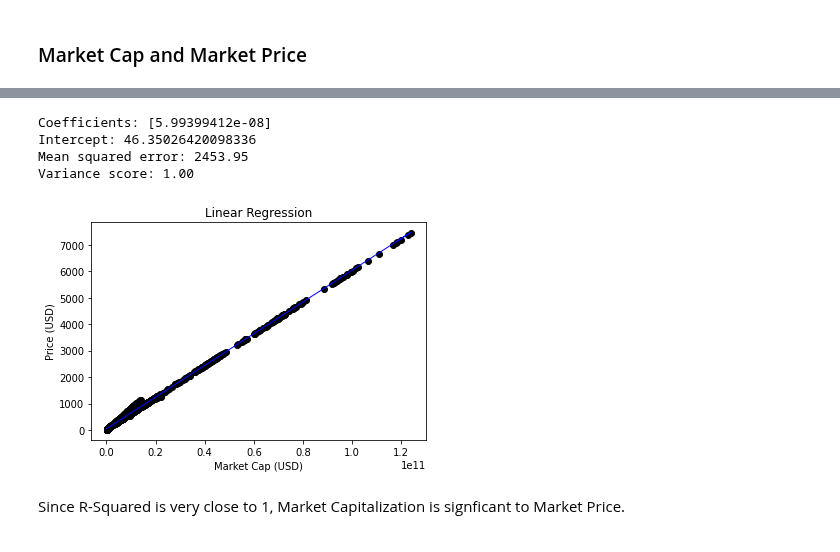
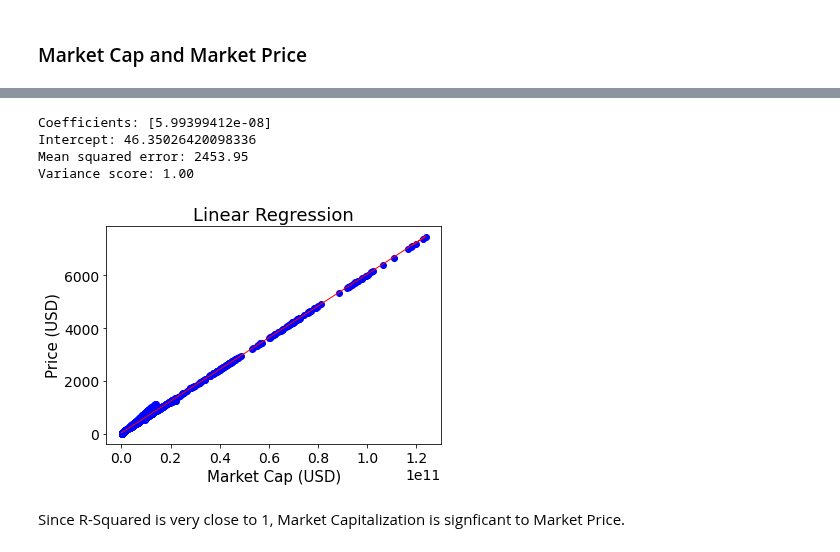
Before and after one commit to alvaroserrrano/BitcoinLinearRegression, a Jupyter notebook: bitcoin_linear_regression.ipynb, the cells around one changed output, grey strips where cells are left out. Drawn from its saved outputs; the diff is of its cells as text; code cells hidden in the pictures.

```diff
--- a/bitcoin_linear_regression.ipynb
+++ b/bitcoin_linear_regression.ipynb
@@ -151,2 +150,14 @@ plt.show()
 # %% [markdown]
 ### Market Cap and Market Price
+# %%
+# Plot btc_market_cap vs btc_market_price with a scatter plot
+plt.plot(BTC_data2["btc_market_cap"], BTC_data2["btc_market_price"])
+# Market Cap vs Price
+plt.title("Bitcoin Market Cap vs Price")
+plt.xlabel("Market Cap (USD)")
+plt.ylabel("Price (USD)")
+plt.rc('font', size=14)
+plt.rc('figure', titlesize=18)
+plt.rc('axes', labelsize=15)
+plt.rc('axes', titlesize=18)
+plt.show()
@@ -153,34 +166,38 @@ plt.show()
 # %%
 # Create a linear regression object
 fit1 = linear_model.LinearRegression(fit_intercept=True, copy_X=True, n_jobs=1)
 # Train the model using the training sets
 fit1.fit(BTC_data2[["btc_market_cap"]], BTC_data2["btc_market_price"])
 # Make predictions using the testing set
 predictions = fit1.predict(BTC_data2[["btc_market_cap"]])
 # Residuals
 residuals = BTC_data2["btc_market_price"] - predictions
 # The coefficients
 print(f'Coefficients: {fit1.coef_}')
 # Intercept
 print(f'Intercept: {fit1.intercept_}')
 # The mean squared error
 print("Mean squared error: %.2f"
 	  % np.mean((predictions - BTC_data2["btc_market_price"]) ** 2))
 # Explained variance score: 1 is perfect prediction
 print('Variance score: %.2f' % fit1.score(BTC_data2[["btc_market_cap"]], BTC_data2["btc_market_price"]))
 # Plot outputs
-plt.scatter(BTC_data2["btc_market_cap"], BTC_data2["btc_market_price"],  color='black')
-plt.plot(BTC_data2["btc_market_cap"], predictions, color='blue', linewidth=1)
+plt.scatter(BTC_data2["btc_market_cap"], BTC_data2["btc_market_price"],  color='blue')
+plt.plot(BTC_data2["btc_market_cap"], predictions, color='red', linewidth=1)
 plt.title('Linear Regression')
 plt.xlabel('Market Cap (USD)')
 plt.ylabel('Price (USD)')
+plt.rc('font', size=14)
+plt.rc('figure', titlesize=18)
+plt.rc('axes', labelsize=15)
+plt.rc('axes', titlesize=18)
 plt.show()
 # %% [output]
 Coefficients: [5.99399412e-08]
 Intercept: 46.35026420098336
 Mean squared error: 2453.95
 Variance score: 1.00
-[figure, old version]
+[figure, new version]
 # %% [markdown]
 Since R-Squared is very close to 1, Market Capitalization is signficant to Market Price.
 # %%
```
Also changed, not shown: parts of 20 cells of this notebook.
